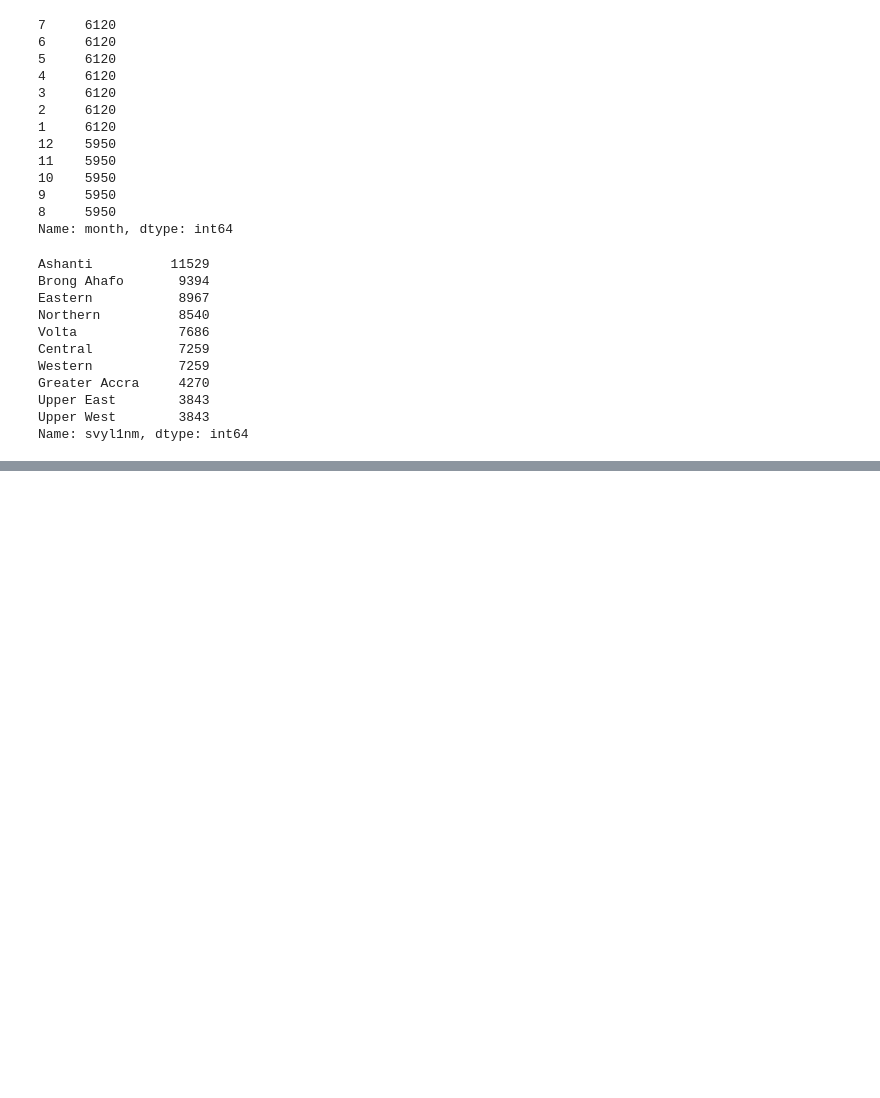
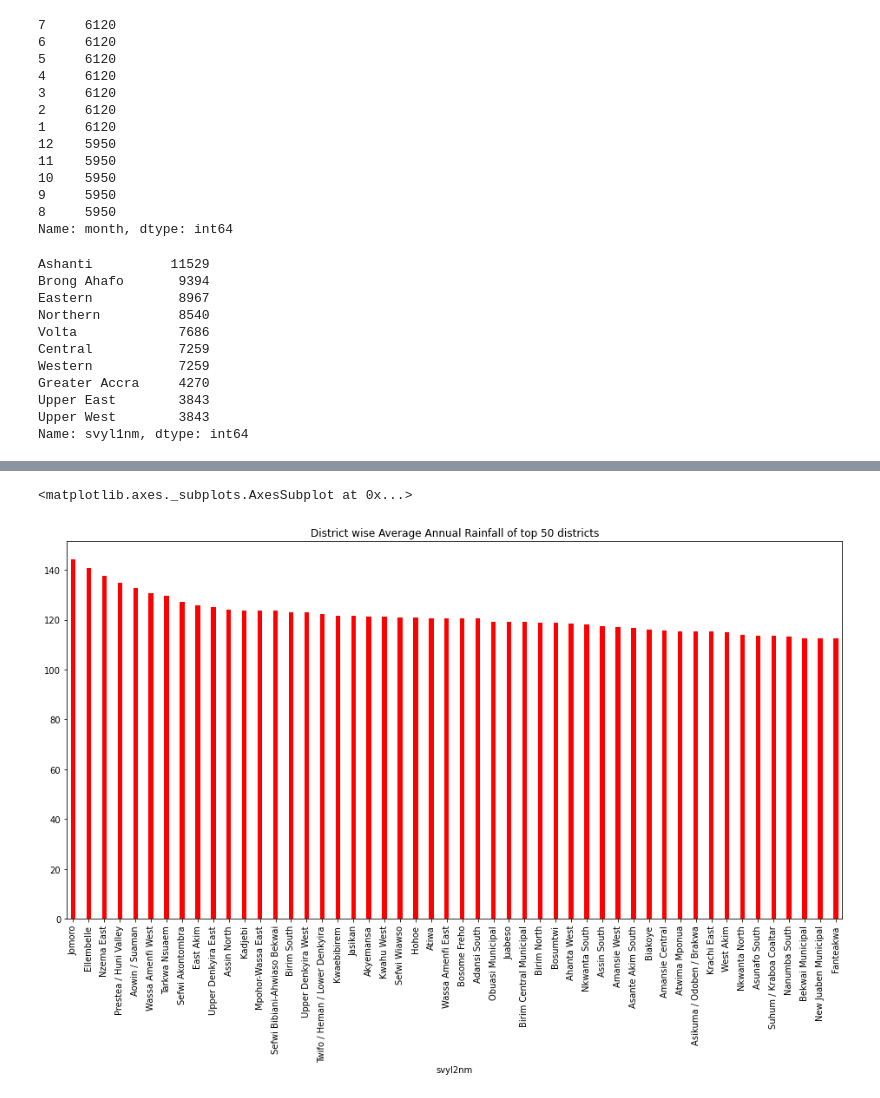
Before and after one commit to doski-codes/azubi-hackathon, a Jupyter notebook: Hackathon.ipynb, the cells around one changed output, grey strips where cells are left out. Saved outputs shown, nothing was run; the diff lists cells and outputs as text; code cells hidden in the pictures; blank space fills up the shorter version.

```diff
--- a/Hackathon.ipynb
+++ b/Hackathon.ipynb
@@ -374,0 +400,8 @@ df.plot('year', 'mean_mon_rainfall_mm', kind='line')
+# %%
+fig = plt.figure(figsize=(16,8))
+df.groupby('svyl2nm').mean().sort_values(by='mean_mon_rainfall_mm',
+                                    ascending=False)['mean_mon_rainfall_mm'][0:50].plot(kind='bar',
+                                    color='r', width=0.3, title='District wise Average Annual Rainfall of top 50 districts')
+# %% [output]
+<matplotlib.axes._subplots.AxesSubplot at 0x...>
+[figure, added]
```
Also changed, not shown: parts of 12 cells of this notebook.
